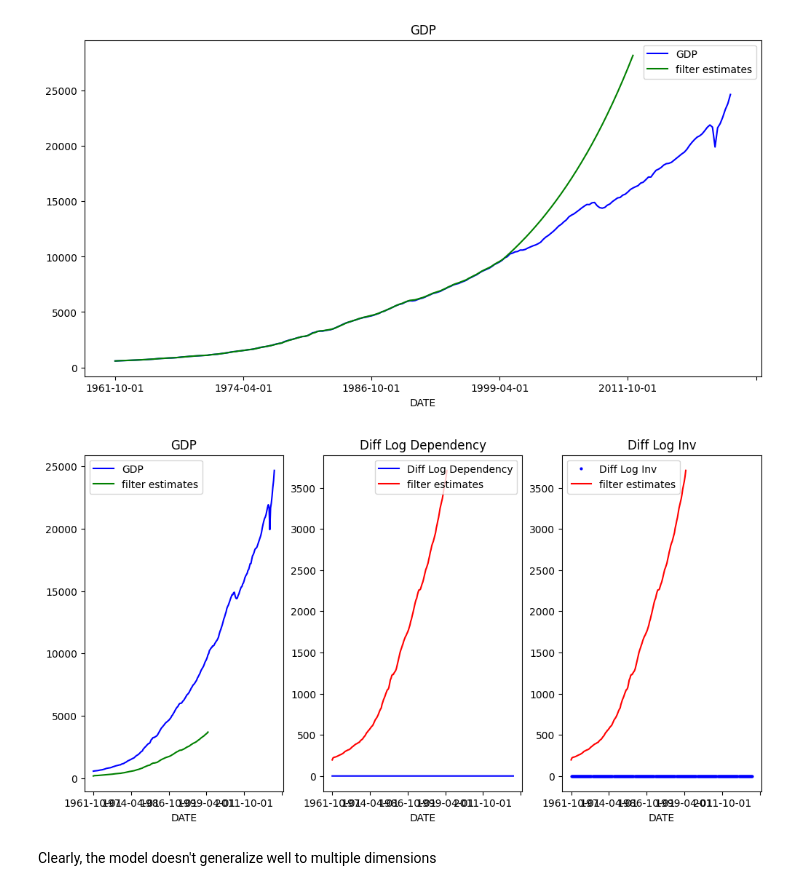
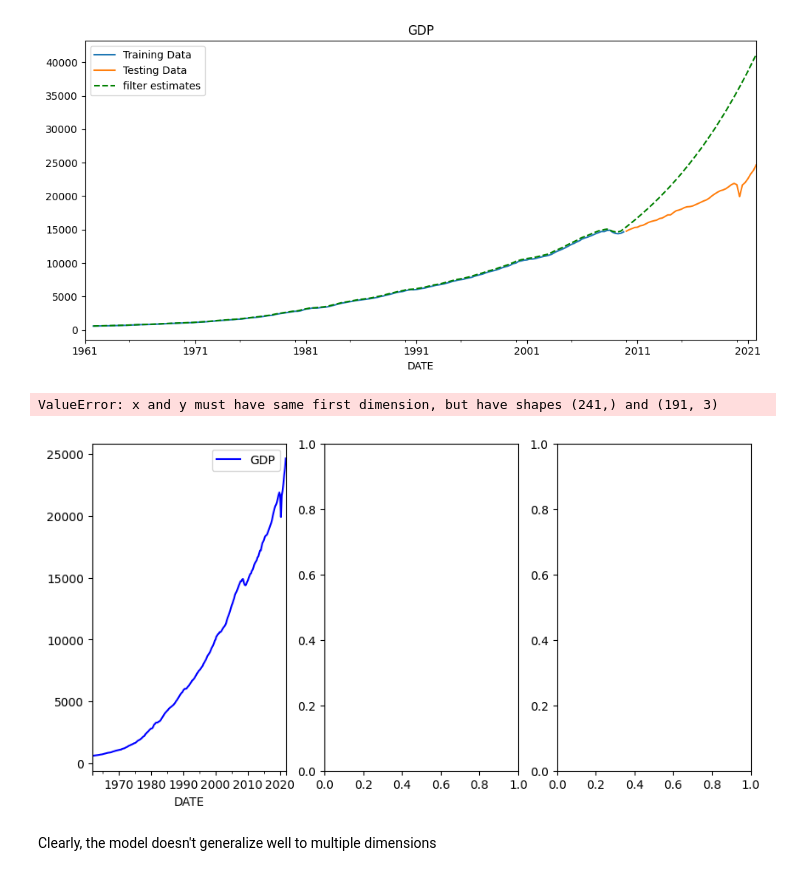
Before and after one commit to addmelo/ACME, a Jupyter notebook: KalmanTests.ipynb, the cells around one changed output. Cells and saved outputs as stored; diff of their text form; code cells hidden in the pictures.

Commit message:
Cleaned up the 1d graph

```diff
--- a/KalmanTests.ipynb
+++ b/KalmanTests.ipynb
@@ -154,19 +170,18 @@ class OurKalmanFilter:
 # %%
 df = pd.read_csv("Cleaned Datasets/US_Full_Quarterly.csv")
-test1d = OurKalmanFilter(df, "GDP", dim_x=1, dim_z=1)
-test1d._formatData()
+test1d = OurKalmanFilter(df, "GDP", yearSplit='2010', var1='Dependency', var2="Inv", dim_x=1, dim_z=1)
 test1d.train()
 test1d.fit_predict(stepsForward=50)
 test1d.plotResults()
 # %% [output]
-[figure, old version]
+[figure, new version]
 # %%
-test3d = OurKalmanFilter(df, "GDP", dim_x=3, dim_z=3)
-test3d._formatData()
+test3d = OurKalmanFilter(df, "GDP", yearSplit=2010, var1='Dependency', var2="Inv", dim_x=3, dim_z=3)
 test3d.train()
 test3d.fit_predict(stepsForward=0)
 test3d.plotResults()
 # %% [output]
+ValueError: x and y must have same first dimension, but have shapes (241,) and (191, 3)
-[figure, old version]
+[figure, new version]
 # %% [markdown]
 Clearly, the model doesn't generalize well to multiple dimensions
```
Also changed, not shown: parts of 1 cell of this notebook, 4 other files.
